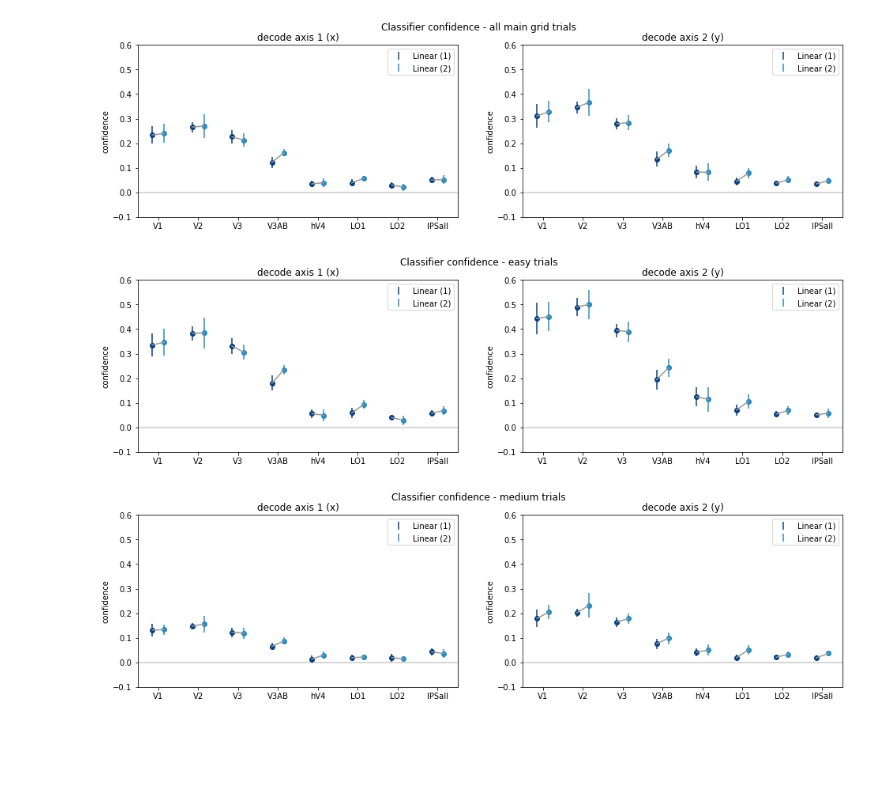
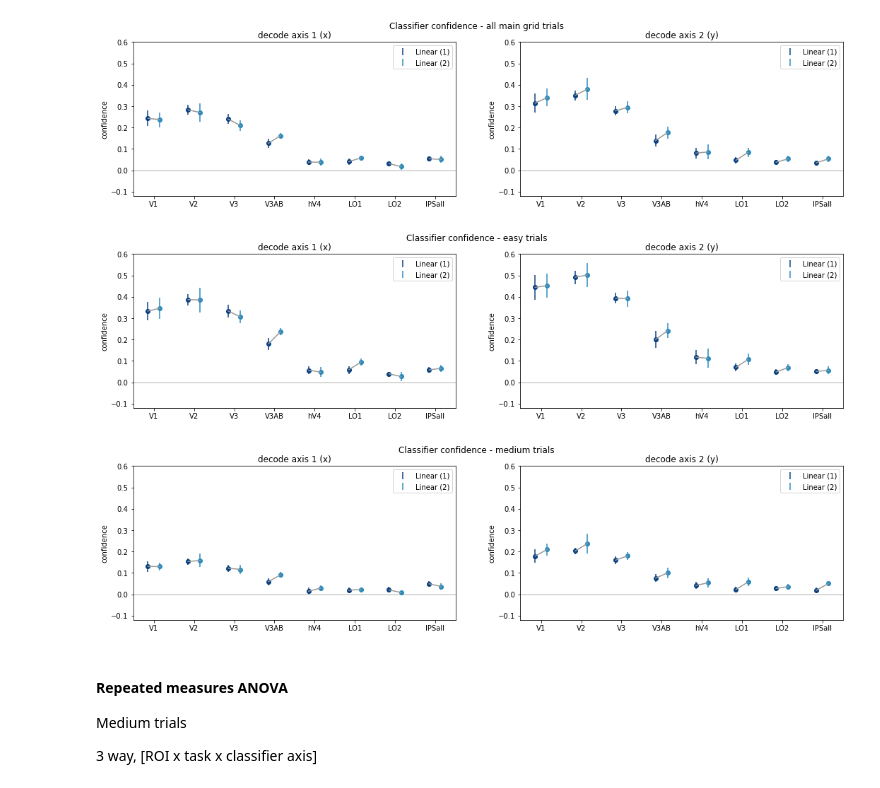
Before and after one commit to mmhenderson/shapeDim, a Jupyter notebook: Analysis/multinomial_decoding/binary_dist_from_bound.ipynb, the cells around one changed output. Cells and saved outputs as stored; diff of their text form; code cells hidden in the pictures; blank space fills up the shorter version.

```diff
--- a/Analysis/multinomial_decoding/binary_dist_from_bound.ipynb
+++ b/Analysis/multinomial_decoding/binary_dist_from_bound.ipynb
@@ -71,6 +72,7 @@ acc_medtrials = np.zeros((n_subjects, n_rois, n_tasks, 2))
 
 for si, ss in enumerate(subjects):
 
+    # loop over tasks
     for ti, tt in enumerate([1,2,3,4]):
 
         l = lab[ss][lab[ss]['task']==tt]
@@ -79,12 +81,15 @@ for si, ss in enumerate(subjects):
 
         is_main_grid = l['is_main_grid']==1
 
+        # use correct trials only here
+        correct = np.array(l['subject_correct'])
+
+        # loop over "axes" - which boundary to compute accuracy for
         for ii in [0,1]:
 
             categ_actual = l['categ_task%d'%(ii+1)]
             coord_actual = pt_labs[:,ii].round(2)
 
-            # hard trials are closest to bound (variable grid)
             # easy is the furthest from bound
             # medium is second furthest
             dist_from_center = l['dist_from_bound%d'%(ii+1)].round(2)
@@ -92,9 +97,7 @@ for si, ss in enumerate(subjects):
             is_easy = (dist_from_center==2.4) & is_main_grid
             is_medium = (dist_from_center==0.8) & is_main_grid
 
-            # print([ti,ii])
-            # print(np.sum(is_hard), np.sum(is_medium), np.sum(is_easy))
-
+            # loop over ROIs
             for ri in range(n_rois):
 
                 pred = dec_withintask['preds_all'][si][ri][ti].astype(int)
@@ -102,7 +105,6 @@ for si, ss in enumerate(subjects):
                 # binarize the predictions of 16-way classifier into 2 categories
                 # based on current axis "ii"
                 coords_pred = grid_pts[pred]
-                coord_pred = coords_pred[:,ii]
                 categ_pred = grid_utils.get_categ(coords_pred, ii+1)
 
                 prob = dec_withintask['probs_all'][si][ri][ti]
@@ -120,7 +122,7 @@ for si, ss in enumerate(subjects):
                 signedconf[categ_actual==2] = p_categ2[categ_actual==2] - p_categ1[categ_actual==2]
 
 
-                inds = is_main_grid
+                inds = is_main_grid & correct
 
                 conf_allmaintrials[si,ri,ti,ii] = np.mean(signedconf[inds])
 
@@ -130,7 +132,7 @@ for si, ss in enumerate(subjects):
                 acc_allmaintrials[si,ri,ti,ii] = np.mean(categ_pred[inds]==categ_actual[inds])
 
                 # easy trials
-                inds = is_easy
+                inds = is_easy & correct
 
                 conf_easytrials[si,ri,ti,ii] = np.mean(signedconf[inds])
 
@@ -140,7 +142,7 @@ for si, ss in enumerate(subjects):
                 acc_easytrials[si,ri,ti,ii] = np.mean(categ_pred[inds]==categ_actual[inds])
 
                 # medium trials
-                inds = is_medium
+                inds = is_medium & correct
 
                 conf_medtrials[si,ri,ti,ii] = np.mean(signedconf[inds])
 
@@ -203,7 +157,7 @@ x_jitter = [-0.15, 0.15]
 
 for rvals, name in zip([conf_allmaintrials, conf_easytrials, conf_medtrials], \
                      ['all main grid trials', 'easy trials','medium trials']):
-    plt.figure(figsize=(16,4))
+    plt.figure(figsize=(18,4))
 
     for ii, axis_name in enumerate(['axis 1 (x)','axis 2 (y)']):
 
@@ -212,35 +166,40 @@ for rvals, name in zip([conf_allmaintrials, conf_easytrials, conf_medtrials], \
         plt.axhline(0, color=[0.8, 0.8, 0.8])
 
         lh = []
 
         for ti in ti_plot:
 
             x_ticks = np.arange(n_rois) + x_jitter[ti]
 
             vals = rvals[:,:,ti,ii]
             meanvals = np.mean(vals, axis=0)
-            semvals = np.std(vals, axis=0)/np.sqrt(n_subjects-1)
+            semvals = np.std(vals, axis=0)/np.sqrt(n_subjects)
 
             plt.plot(x_ticks, meanvals, 'o', color=task_colors[ti])
             h = plt.errorbar(x_ticks, meanvals, semvals, xerr=None, color=task_colors[ti], linestyle='none')
             lh.append(h)
 
         for ri in range(n_rois):
 
             meanvals = np.mean(rvals[:,ri,ti_plot,ii], axis=0)
             plt.plot([ri+x_jitter[0], ri+x_jitter[1]], meanvals,'-',color=[0.6, 0.6, 0.6])
 
-        plt.ylim([-0.1, 0.6])
+        plt.ylim([-0.12, 0.6])
 
         plt.xticks(np.arange(n_rois), roi_names)
         plt.ylabel('confidence')
 
         plt.legend(lh,np.array(task_names)[ti_plot])
 
         plt.title('decode %s'%axis_name)
 
     plt.suptitle('Classifier confidence - %s'%name)
 # %% [output]
-[figure, old version]
+[figure, new version]
-[figure, old version]
+[figure, new version]
-[figure, old version]
+[figure, new version]
+# %% [markdown]
+#### Repeated measures ANOVA
+Medium trials
+
+3 way, [ROI x task x classifier axis]
```
Also changed, not shown: parts of 16 cells of this notebook, 4 other files.
